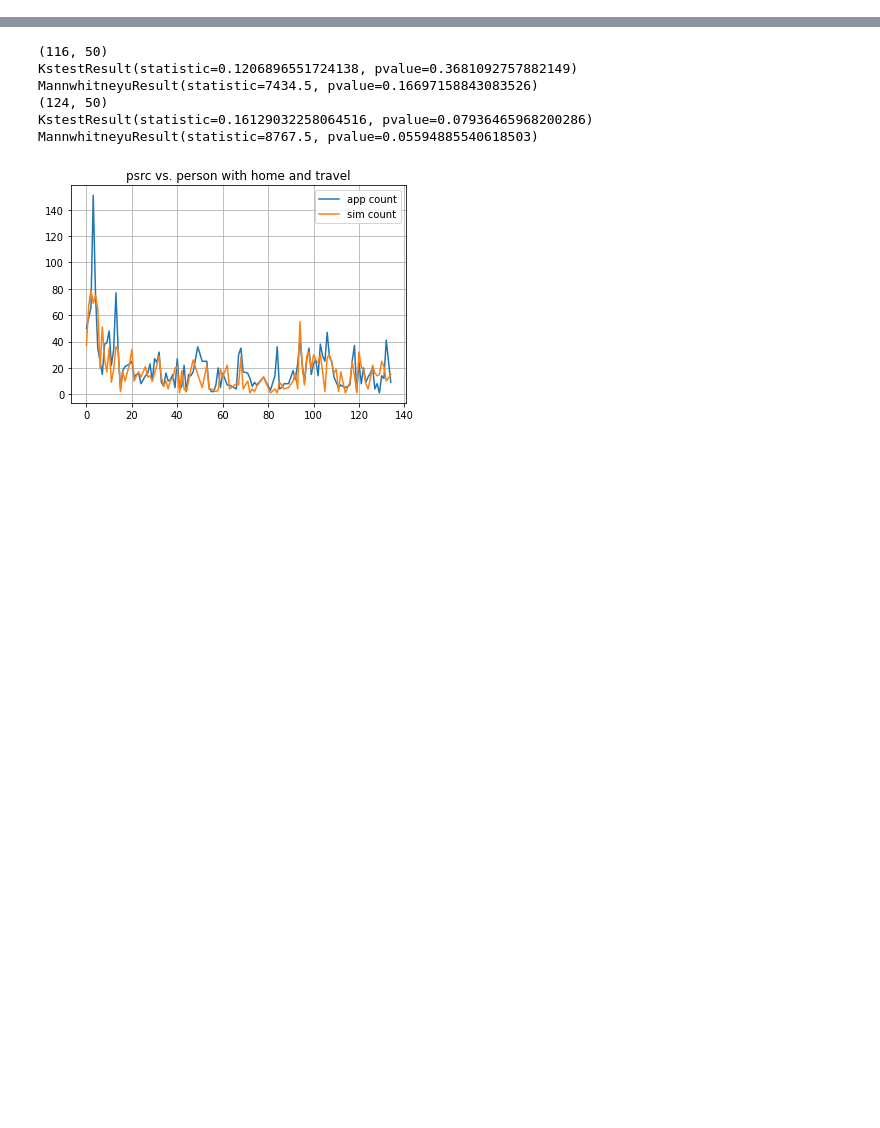
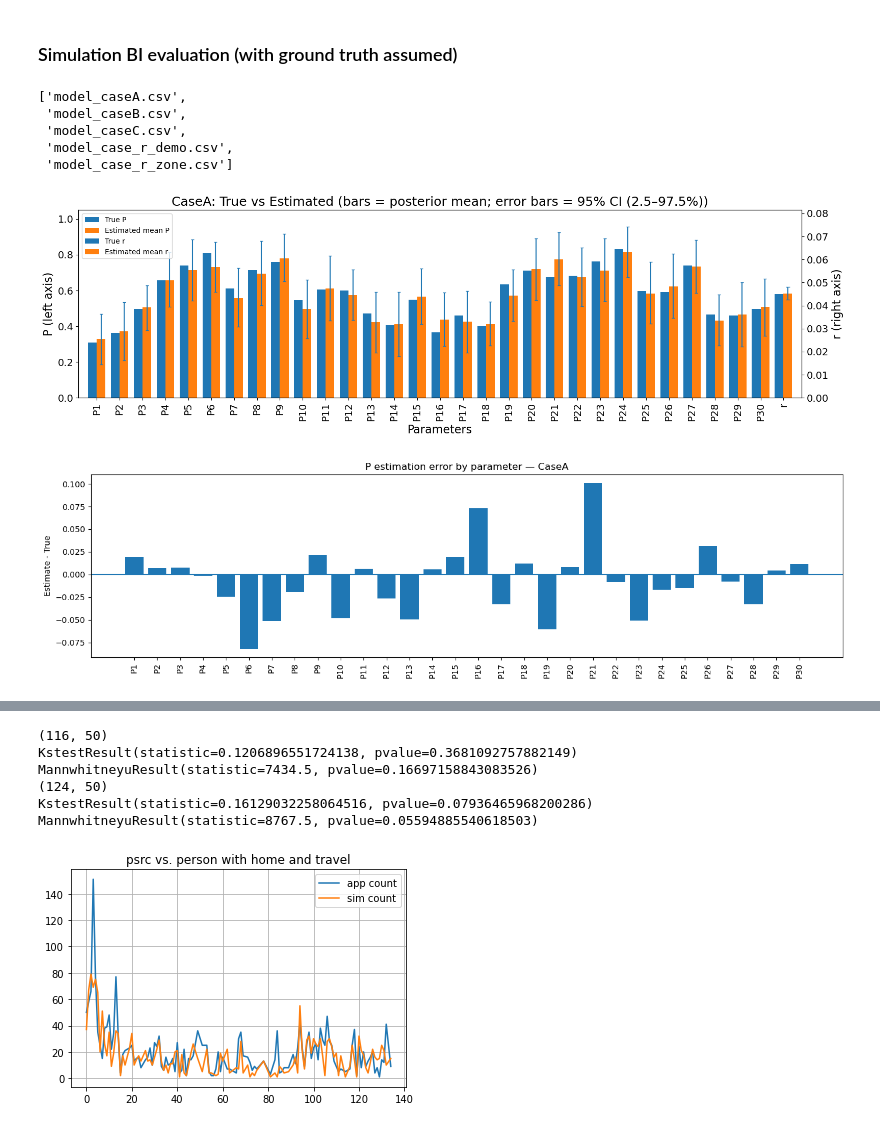
Before and after one commit to Yiran6/app_baseddata_processing, a Jupyter notebook: dgp_stage_1_test_data_processing.ipynb, the cells around one changed output, grey strips where cells are left out. Saved outputs shown, nothing was run; the diff lists cells and outputs as text; code cells hidden in the pictures; blank space fills up the shorter version.

```diff
--- a/dgp_stage_1_test_data_processing.ipynb
+++ b/dgp_stage_1_test_data_processing.ipynb
@@ -46,0 +124,4 @@ os.chdir(basepath)
+# %%
+y_A, _, P_true_A, r_true_A = simulate_case(n_mat, prior_P, "A")
+y_B, _, P_true_B, r_true_B = simulate_case(n_mat, prior_P, "B")
+y_C, _, P_true_C, r_true_C = simulate_case(n_mat, prior_P, "C")
@@ -46,0 +155,16 @@ os.chdir(basepath)
+# %%
+# Example appendix datasets (using Case A truth P_true_A)
+
+y_app_zone, _, r_i_true = simulate_y_zone_varying_r(n_mat, P_true_A)
+y_app_demo, _, r_d_true = simulate_y_demo_varying_r(n_mat, P_true_A)
+
+#pd.DataFrame({"y": y_app_zone}).to_csv("y_appendix_zone_r.csv", index=False)
+#pd.DataFrame({"y": y_app_demo}).to_csv("y_appendix_demo_r.csv", index=False)
+
+#print("Saved: y_appendix_zone_r.csv, y_appendix_demo_r.csv")
+# %%
+df['y_caseA'] = y_A
+df['y_caseB'] = y_B
+df['y_caseC'] = y_C
+df['y_app_zone'] = y_app_zone
+df['y_app_demo'] = y_app_demo
@@ -46,0 +184,2 @@ os.chdir(basepath)
+# %% [markdown]
+### Simulation BI evaluation (with ground truth assumed)
@@ -46,0 +614,32 @@ os.chdir(basepath)
+# %%
+est_csv = []
+for i in os.listdir(basepath):
+    if i.endswith('.csv'):
+        if 'case' in i:
+            est_csv.append(i)
+# %%
+est_csv
+# %% [output]
+['model_caseA.csv',
+ 'model_caseB.csv',
+ 'model_caseC.csv',
+ 'model_case_r_demo.csv',
+ 'model_case_r_zone.csv']
+# %%
+# Evaluation table
+summary_path = os.path.join(basepath, est_csv[0])
+metrics_df = evaluate_case(summary_path,
+                           P_true_A, r_true_A, label="CaseA")
+#print(metrics_df.sort_values(["target", "metric"]).to_string(index=False))
+
+df = load_stan_summary_csv(summary_path)
+_, df_r = extract_P_and_r(df)
+r_est = float(df_r["mean"].iloc[0])
+
+# Plots
+plot_P_with_r(summary_path, P_true_A, r_true_A, label="CaseA", show_ci=True)
+plot_P_errors(summary_path, P_true_A, label="CaseA")
+#plot_r_comparison(r_true_A, r_est, label="CaseA")
+# %% [output]
+[figure, added]
+[figure, added]
```
Also changed, not shown: parts of 49 cells of this notebook.
